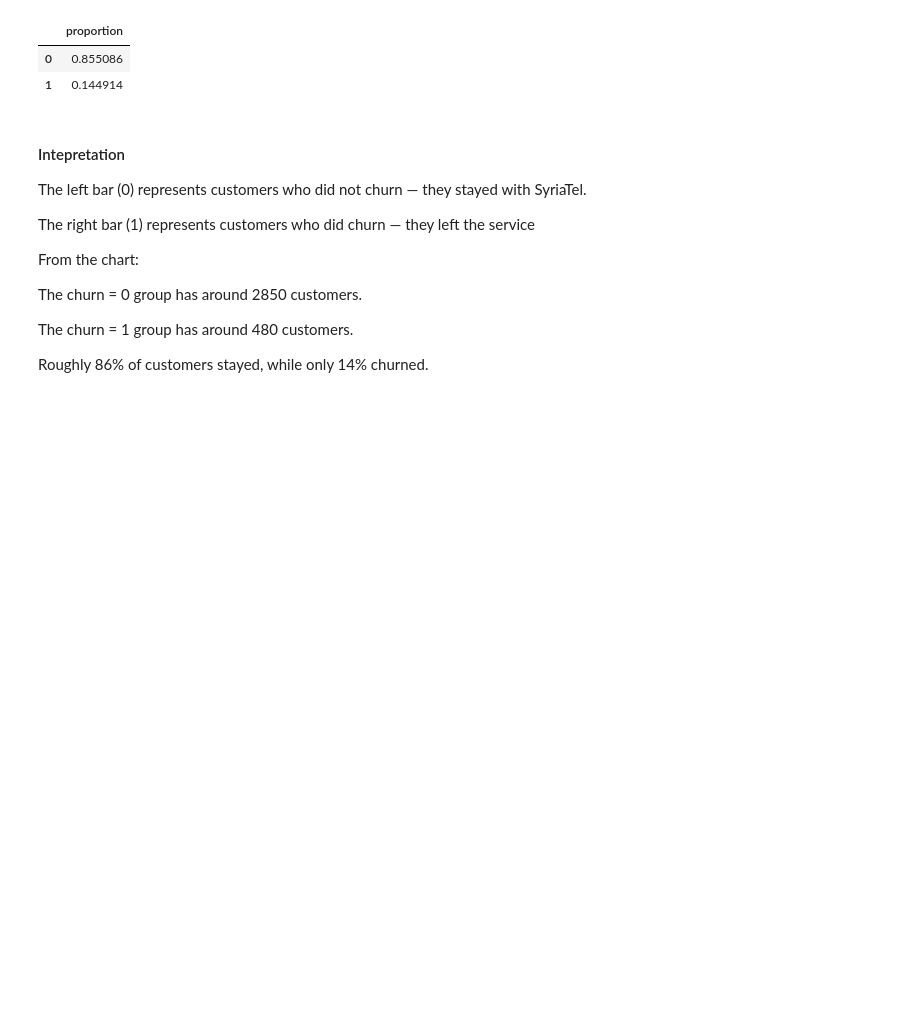
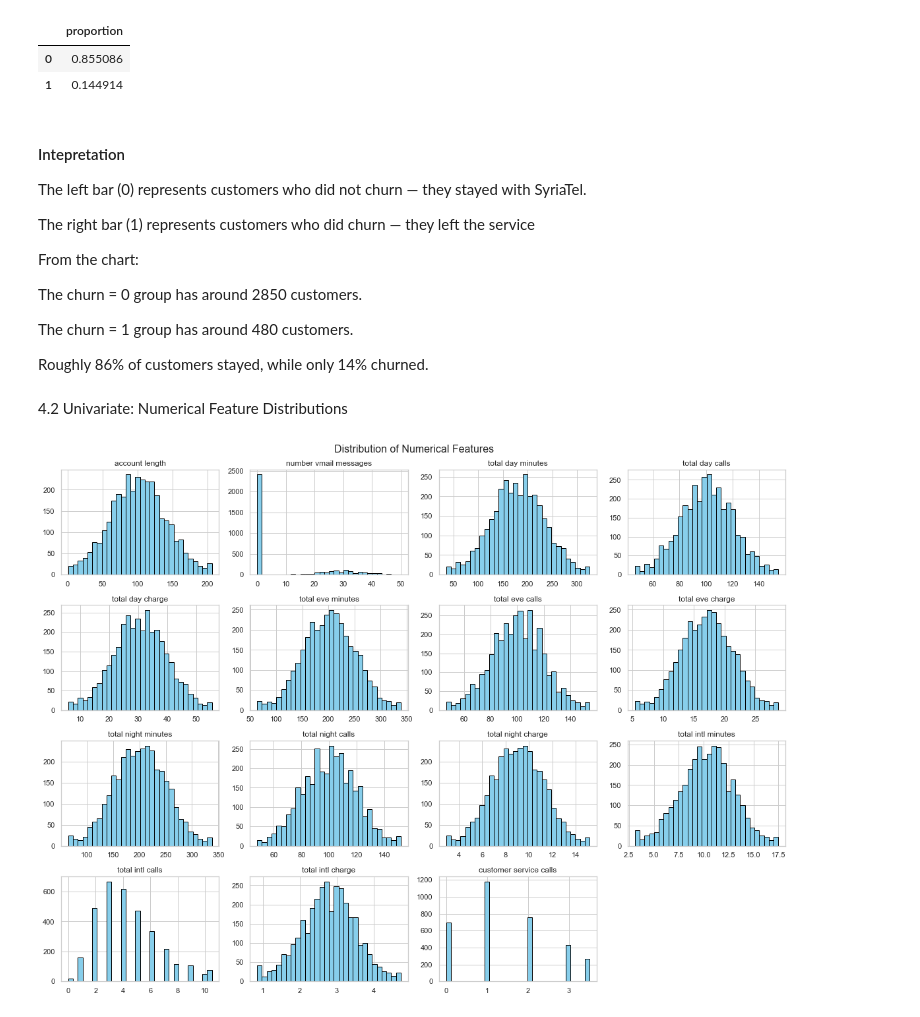
Before and after one commit to Nightingale-Tech/SYRIATEL-CUSTOMER-CHURN, a Jupyter notebook: notebooks/customer churn.ipynb, the cells around one changed output. Cells and saved outputs as stored; diff of their text form; code cells hidden in the pictures; blank space fills up the shorter version.

Commit message:
Plot histogram of numeric feature distributions

```diff
--- a/notebooks/customer churn.ipynb
+++ b/notebooks/customer churn.ipynb
@@ -216,3 +216,21 @@ The churn = 0 group has around 2850 customers.
 The churn = 1 group has around 480 customers.
 
 Roughly 86% of customers stayed, while only 14% churned.
+# %% [markdown]
+4.2 Univariate: Numerical Feature Distributions
+# %%
+
+# Plot distributions of all numeric columns
+num_cols = df.select_dtypes(include=['int64', 'float64']).columns.tolist()
+
+# Explicitly exclude any unwanted columns
+exclude_cols = ['international plan', 'voice mail plan']
+num_cols = [col for col in num_cols if col not in exclude_cols]
+
+# Plot histograms for numeric features
+df[num_cols].hist(figsize=(16, 12), bins=30, color='skyblue', edgecolor='black')
+plt.suptitle("Distribution of Numerical Features", fontsize=16)
+plt.tight_layout()
+plt.show()
+# %% [output]
+[figure, added]
```
Also changed, not shown: parts of 3 cells of this notebook.
